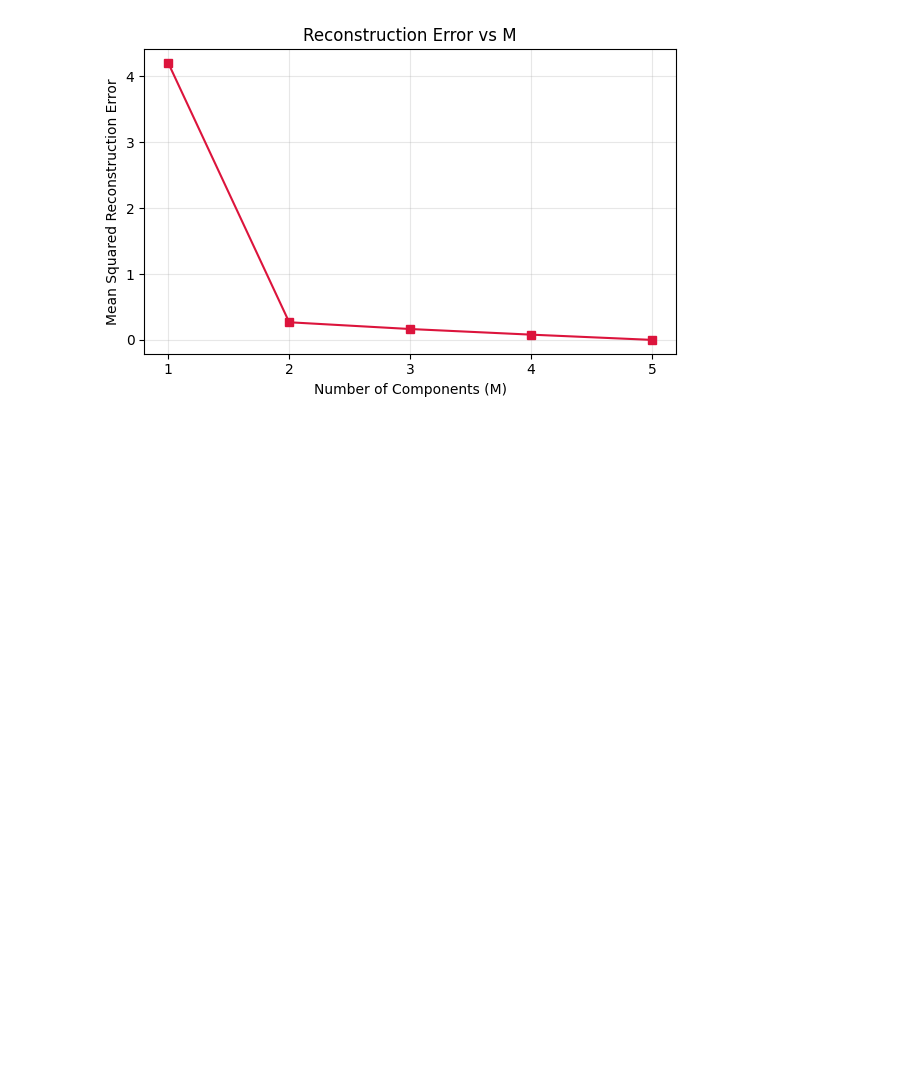
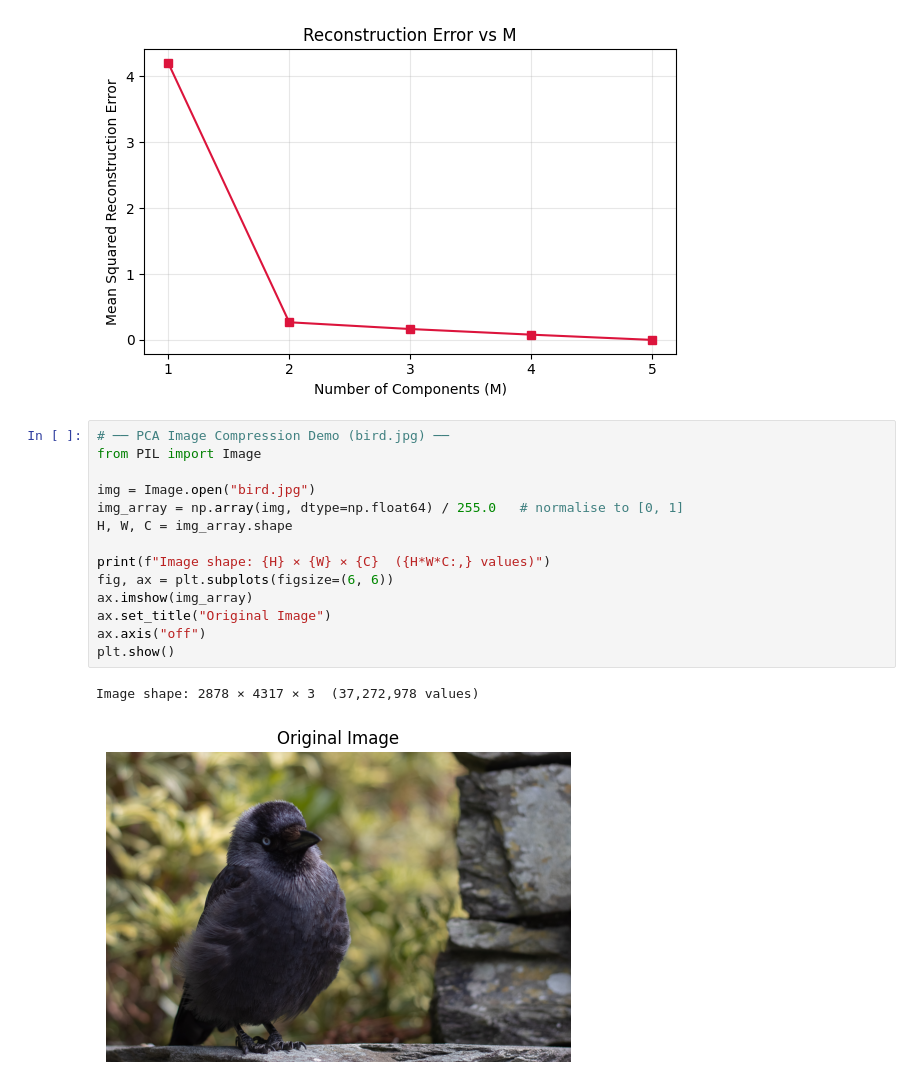
Before and after one commit to mkmishra2000/Sampling-from-a-distribution, a Jupyter notebook: ContinuousLatentVariable.ipynb, the cells around one changed output. Drawn from its saved outputs; the diff is of its cells as text; blank space fills up the shorter version.

```diff
--- a/ContinuousLatentVariable.ipynb
+++ b/ContinuousLatentVariable.ipynb
@@ -142,3 +142,20 @@ plt.tight_layout()
 plt.show()
 # %% [output]
 [figure]
+# %%
+# ── PCA Image Compression Demo (bird.jpg) ──
+from PIL import Image
+
+img = Image.open("bird.jpg")
+img_array = np.array(img, dtype=np.float64) / 255.0   # normalise to [0, 1]
+H, W, C = img_array.shape
+
+print(f"Image shape: {H} × {W} × {C}  ({H*W*C:,} values)")
+fig, ax = plt.subplots(figsize=(6, 6))
+ax.imshow(img_array)
+ax.set_title("Original Image")
+ax.axis("off")
+plt.show()
+# %% [output]
+Image shape: 2878 × 4317 × 3  (37,272,978 values)
+[figure, added]
```
Also changed, not shown: parts of 5 cells of this notebook, 1 other file.
